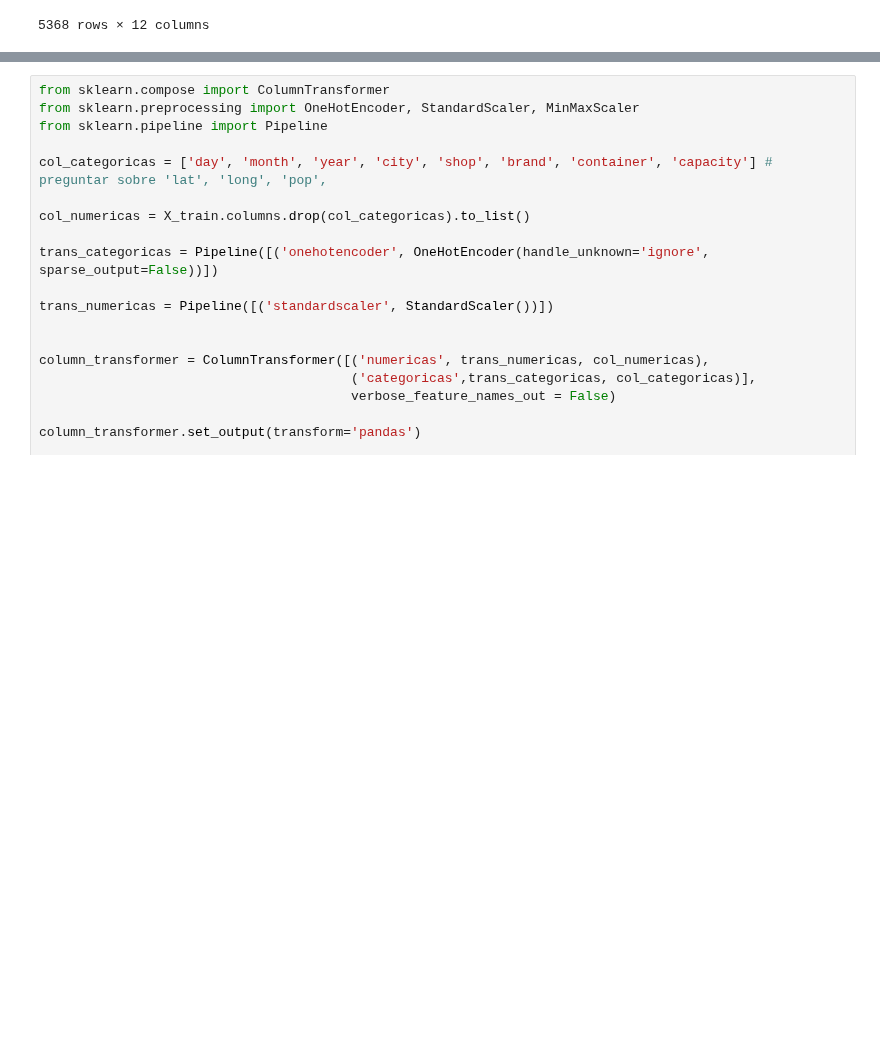
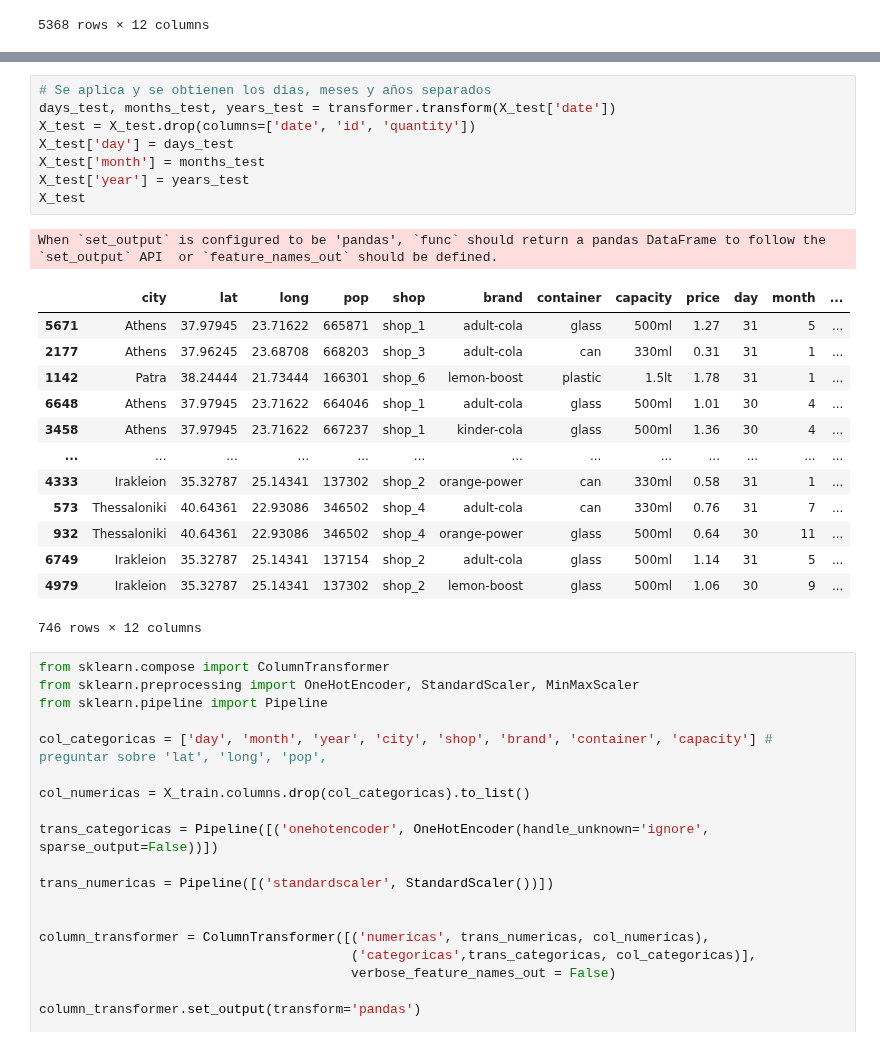
Before and after one commit to ignacio3645/MDS7202, a Jupyter notebook: Laboratorio_6/Lab6_enunciado.ipynb, the cells around one changed output, grey strips where cells are left out. Saved outputs shown, nothing was run; the diff lists cells and outputs as text; blank space fills up the shorter version.

```diff
--- a/Laboratorio_6/Lab6_enunciado.ipynb
+++ b/Laboratorio_6/Lab6_enunciado.ipynb
@@ -151,3 +154,26 @@ X_val
+# %%
+# Se aplica y se obtienen los dias, meses y años separados
+days_test, months_test, years_test = transformer.transform(X_test['date'])
+X_test = X_test.drop(columns=['date', 'id', 'quantity'])
+X_test['day'] = days_test
+X_test['month'] = months_test
+X_test['year'] = years_test
+X_test
+# %% [output]
+When `set_output` is configured to be 'pandas', `func` should return a pandas DataFrame to follow the `set_output` API  or `feature_names_out` should be defined.
+|  | city | lat | long | pop | shop | brand | container | capacity | price | day | month | ... |
+| 5671 | Athens | 37.97945 | 23.71622 | 665871 | shop_1 | adult-cola | glass | 500ml | 1.27 | 31 | 5 | ... |
+| 2177 | Athens | 37.96245 | 23.68708 | 668203 | shop_3 | adult-cola | can | 330ml | 0.31 | 31 | 1 | ... |
+| 1142 | Patra | 38.24444 | 21.73444 | 166301 | shop_6 | lemon-boost | plastic | 1.5lt | 1.78 | 31 | 1 | ... |
+| 6648 | Athens | 37.97945 | 23.71622 | 664046 | shop_1 | adult-cola | glass | 500ml | 1.01 | 30 | 4 | ... |
+| 3458 | Athens | 37.97945 | 23.71622 | 667237 | shop_1 | kinder-cola | glass | 500ml | 1.36 | 30 | 4 | ... |
+| ... | ... | ... | ... | ... | ... | ... | ... | ... | ... | ... | ... | ... |
+| 4333 | Irakleion | 35.32787 | 25.14341 | 137302 | shop_2 | orange-power | can | 330ml | 0.58 | 31 | 1 | ... |
+| 573 | Thessaloniki | 40.64361 | 22.93086 | 346502 | shop_4 | adult-cola | can | 330ml | 0.76 | 31 | 7 | ... |
+| 932 | Thessaloniki | 40.64361 | 22.93086 | 346502 | shop_4 | orange-power | glass | 500ml | 0.64 | 30 | 11 | ... |
+| 6749 | Irakleion | 35.32787 | 25.14341 | 137154 | shop_2 | adult-cola | glass | 500ml | 1.14 | 31 | 5 | ... |
+| 4979 | Irakleion | 35.32787 | 25.14341 | 137302 | shop_2 | lemon-boost | glass | 500ml | 1.06 | 30 | 9 | ... |
+746 rows × 12 columns
 # %%
 from sklearn.compose import ColumnTransformer
 from sklearn.preprocessing import OneHotEncoder, StandardScaler, MinMaxScaler
```
Also changed, not shown: parts of 5 cells of this notebook.
